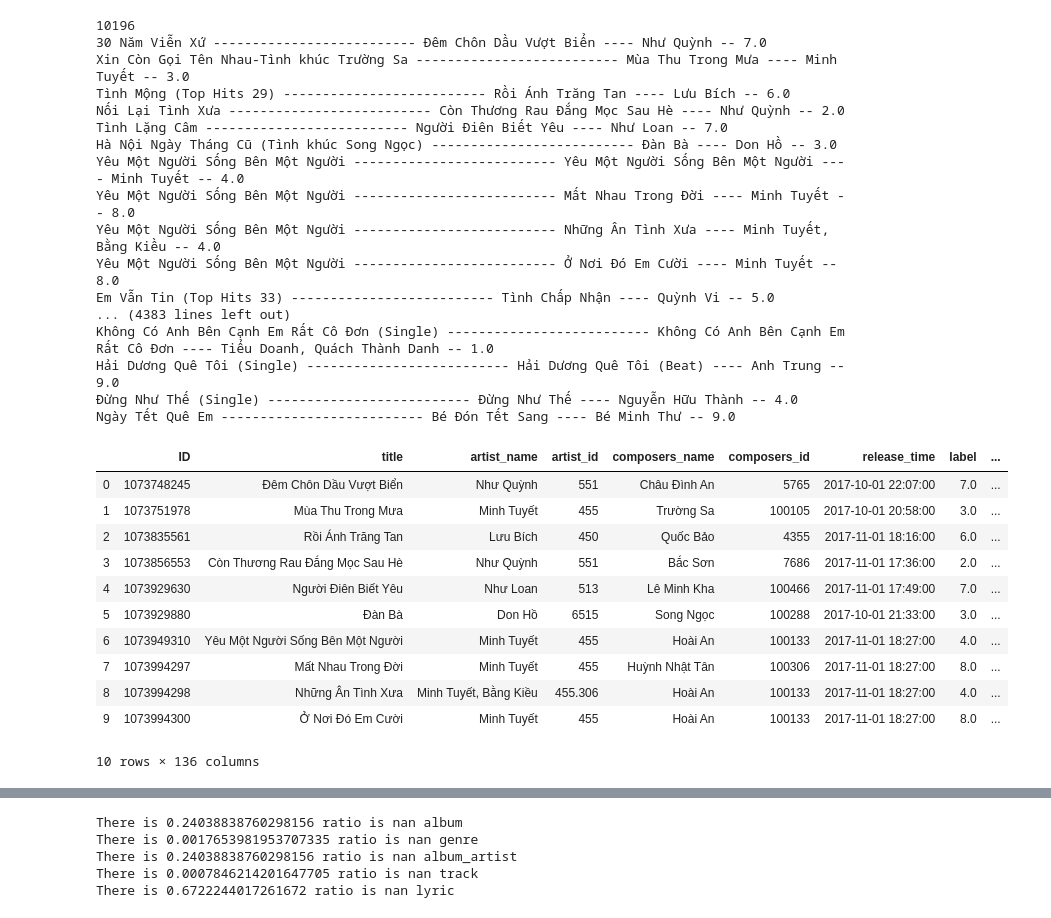
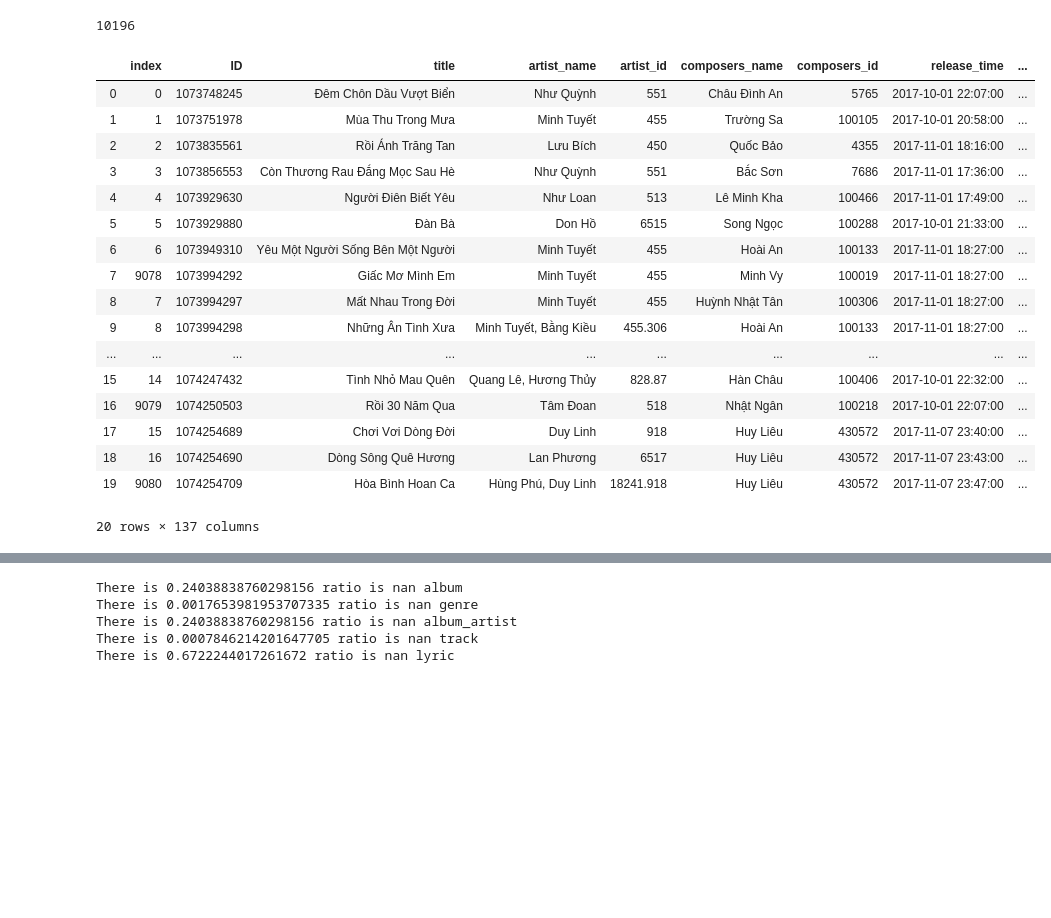
Before and after one commit to vuthede/zalo-hit-song-prediction, a Jupyter notebook: analysis/analysis2.ipynb, the cells around one changed output, grey strips where cells are left out. Saved outputs shown, nothing was run; the diff lists cells and outputs as text; code cells hidden in the pictures; blank space fills up the shorter version.

```diff
--- a/analysis/analysis2.ipynb
+++ b/analysis/analysis2.ipynb
@@ -12,51 +16,44 @@ SUBMISSION = "/data/HitSongPrediction/submission.csv"
 # %%
 df_i = pd.read_csv(TRAININFO, delimiter='\t',encoding='utf-8')
 df_r = pd.read_csv(TRAINRANK)
 df_i_train = df_i.merge(df_r, left_on='ID', right_on='ID')
 df_i_train["dataset"] = "train"
 
 df_i_test = pd.read_csv(TESTINFO, delimiter='\t',encoding='utf-8')
 df_i_test["label"] = np.nan
 df_i_test["dataset"] = "test"
 
 df = pd.concat([df_i_train, df_i_test])
 print(len(df))
 df_track_info = pd.read_csv("../csv/all_track_info.csv")
 df = df.merge(df_track_info, left_on='ID', right_on='ID')
 df_audio_features = pd.read_csv("../csv/all_track_audio_features.csv")
 df =df.merge(df_audio_features,left_on="ID",right_on="ID", how="left")
-for i,o in df.iterrows():
-    print(o.album,"--------------------------",o.title,"----",o.artist_name,"--",o.label)
+
+df = df.sort_values(by=['ID'])
+df= df.reset_index()
+# for i,o in df.iterrows():
+#     print(o.ID,"------",o.album,"--------", o.genre,"------",o.artist_name,"---",o.label)
 df.columns
 # print(len(df))
-df.head(10)
+df.head(20)
 # %% [output]
 10196
-30 Năm Viễn Xứ -------------------------- Đêm Chôn Dầu Vượt Biển ---- Như Quỳnh -- 7.0
-Xin Còn Gọi Tên Nhau-Tình khúc Trường Sa -------------------------- Mùa Thu Trong Mưa ---- Minh Tuyết -- 3.0
-Tình Mộng (Top Hits 29) -------------------------- Rồi Ánh Trăng Tan ---- Lưu Bích -- 6.0
-Nối Lại Tình Xưa -------------------------- Còn Thương Rau Đắng Mọc Sau Hè ---- Như Quỳnh -- 2.0
-Tình Lặng Câm -------------------------- Người Điên Biết Yêu ---- Như Loan -- 7.0
-Hà Nội Ngày Tháng Cũ (Tình khúc Song Ngọc) -------------------------- Đàn Bà ---- Don Hồ -- 3.0
-Yêu Một Người Sống Bên Một Người -------------------------- Yêu Một Người Sống Bên Một Người ---- Minh Tuyết -- 4.0
-Yêu Một Người Sống Bên Một Người -------------------------- Mất Nhau Trong Đời ---- Minh Tuyết -- 8.0
-Yêu Một Người Sống Bên Một Người -------------------------- Những Ân Tình Xưa ---- Minh Tuyết, Bằng Kiều -- 4.0
-Yêu Một Người Sống Bên Một Người -------------------------- Ở Nơi Đó Em Cười ---- Minh Tuyết -- 8.0
-Em Vẫn Tin (Top Hits 33) -------------------------- Tình Chấp Nhận ---- Quỳnh Vi -- 5.0
-... (4383 lines left out)
-Không Có Anh Bên Cạnh Em Rất Cô Đơn (Single) -------------------------- Không Có Anh Bên Cạnh Em Rất Cô Đơn ---- Tiểu Doanh, Quách Thành Danh -- 1.0
-Hải Dương Quê Tôi (Single) -------------------------- Hải Dương Quê Tôi (Beat) ---- Anh Trung -- 9.0
-Đừng Như Thế (Single) -------------------------- Đừng Như Thế ---- Nguyễn Hữu Thành -- 4.0
-Ngày Tết Quê Em -------------------------- Bé Đón Tết Sang ---- Bé Minh Thư -- 9.0
-|  | ID | title | artist_name | artist_id | composers_name | composers_id | release_time | label | ... |
-| 0 | 1073748245 | Đêm Chôn Dầu Vượt Biển | Như Quỳnh | 551 | Châu Đình An | 5765 | 2017-10-01 22:07:00 | 7.0 | ... |
-| 1 | 1073751978 | Mùa Thu Trong Mưa | Minh Tuyết | 455 | Trường Sa | 100105 | 2017-10-01 20:58:00 | 3.0 | ... |
-| 2 | 1073835561 | Rồi Ánh Trăng Tan | Lưu Bích | 450 | Quốc Bảo | 4355 | 2017-11-01 18:16:00 | 6.0 | ... |
-| 3 | 1073856553 | Còn Thương Rau Đắng Mọc Sau Hè | Như Quỳnh | 551 | Bắc Sơn | 7686 | 2017-11-01 17:36:00 | 2.0 | ... |
-| 4 | 1073929630 | Người Điên Biết Yêu | Như Loan | 513 | Lê Minh Kha | 100466 | 2017-11-01 17:49:00 | 7.0 | ... |
-| 5 | 1073929880 | Đàn Bà | Don Hồ | 6515 | Song Ngọc | 100288 | 2017-10-01 21:33:00 | 3.0 | ... |
-| 6 | 1073949310 | Yêu Một Người Sống Bên Một Người | Minh Tuyết | 455 | Hoài An | 100133 | 2017-11-01 18:27:00 | 4.0 | ... |
-| 7 | 1073994297 | Mất Nhau Trong Đời | Minh Tuyết | 455 | Huỳnh Nhật Tân | 100306 | 2017-11-01 18:27:00 | 8.0 | ... |
-| 8 | 1073994298 | Những Ân Tình Xưa | Minh Tuyết, Bằng Kiều | 455.306 | Hoài An | 100133 | 2017-11-01 18:27:00 | 4.0 | ... |
-| 9 | 1073994300 | Ở Nơi Đó Em Cười | Minh Tuyết | 455 | Hoài An | 100133 | 2017-11-01 18:27:00 | 8.0 | ... |
+|  | index | ID | title | artist_name | artist_id | composers_name | composers_id | release_time | ... |
+| 0 | 0 | 1073748245 | Đêm Chôn Dầu Vượt Biển | Như Quỳnh | 551 | Châu Đình An | 5765 | 2017-10-01 22:07:00 | ... |
+| 1 | 1 | 1073751978 | Mùa Thu Trong Mưa | Minh Tuyết | 455 | Trường Sa | 100105 | 2017-10-01 20:58:00 | ... |
+| 2 | 2 | 1073835561 | Rồi Ánh Trăng Tan | Lưu Bích | 450 | Quốc Bảo | 4355 | 2017-11-01 18:16:00 | ... |
+| 3 | 3 | 1073856553 | Còn Thương Rau Đắng Mọc Sau Hè | Như Quỳnh | 551 | Bắc Sơn | 7686 | 2017-11-01 17:36:00 | ... |
+| 4 | 4 | 1073929630 | Người Điên Biết Yêu | Như Loan | 513 | Lê Minh Kha | 100466 | 2017-11-01 17:49:00 | ... |
+| 5 | 5 | 1073929880 | Đàn Bà | Don Hồ | 6515 | Song Ngọc | 100288 | 2017-10-01 21:33:00 | ... |
+| 6 | 6 | 1073949310 | Yêu Một Người Sống Bên Một Người | Minh Tuyết | 455 | Hoài An | 100133 | 2017-11-01 18:27:00 | ... |
+| 7 | 9078 | 1073994292 | Giấc Mơ Mình Em | Minh Tuyết | 455 | Minh Vy | 100019 | 2017-11-01 18:27:00 | ... |
+| 8 | 7 | 1073994297 | Mất Nhau Trong Đời | Minh Tuyết | 455 | Huỳnh Nhật Tân | 100306 | 2017-11-01 18:27:00 | ... |
+| 9 | 8 | 1073994298 | Những Ân Tình Xưa | Minh Tuyết, Bằng Kiều | 455.306 | Hoài An | 100133 | 2017-11-01 18:27:00 | ... |
+| ... | ... | ... | ... | ... | ... | ... | ... | ... | ... |
+| 15 | 14 | 1074247432 | Tình Nhỏ Mau Quên | Quang Lê, Hương Thủy | 828.87 | Hàn Châu | 100406 | 2017-10-01 22:32:00 | ... |
+| 16 | 9079 | 1074250503 | Rồi 30 Năm Qua | Tâm Đoan | 518 | Nhật Ngân | 100218 | 2017-10-01 22:07:00 | ... |
+| 17 | 15 | 1074254689 | Chơi Vơi Dòng Đời | Duy Linh | 918 | Huy Liêu | 430572 | 2017-11-07 23:40:00 | ... |
+| 18 | 16 | 1074254690 | Dòng Sông Quê Hương | Lan Phương | 6517 | Huy Liêu | 430572 | 2017-11-07 23:43:00 | ... |
+| 19 | 9080 | 1074254709 | Hòa Bình Hoan Ca | Hùng Phú, Duy Linh | 18241.918 | Huy Liêu | 430572 | 2017-11-07 23:47:00 | ... |
-10 rows × 136 columns
+20 rows × 137 columns
```
Also changed, not shown: parts of 28 cells of this notebook, 2 other files.
